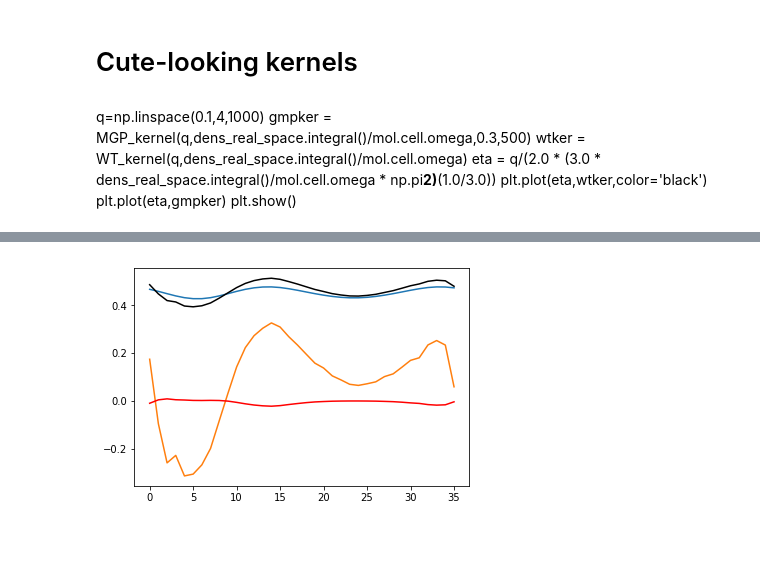
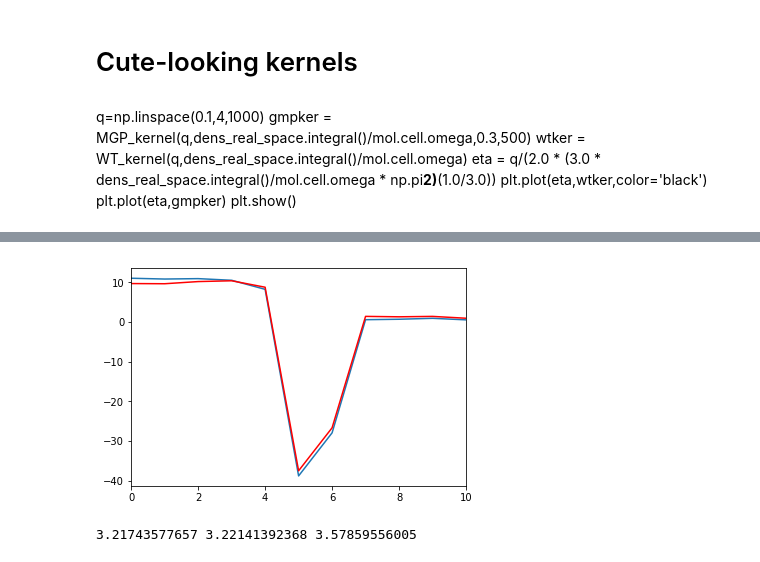
Before and after one commit to alesgenova/pbcpy, a Jupyter notebook: notebooks/Functionals_prototyping.ipynb, the cells around one changed output, grey strips where cells are left out. Saved outputs shown, nothing was run; the diff lists cells and outputs as text; code cells hidden in the pictures.

Commit message:
nonlocal functionals and electron-nuclear PPs are included - still work in progress!

```diff
--- a/notebooks/Functionals_prototyping.ipynb
+++ b/notebooks/Functionals_prototyping.ipynb
@@ -27,8 +27,8 @@ dens_real_space       = Grid_Function(grid_real,griddata_3d=density.values)
 ThomasFermi = Functional(energydensity=ThomasFermiEnergy(dens_real_space),
                          potential=ThomasFermiPotential(dens_real_space))
 # %%
-vonWeizsacker = Functional(energydensity=vonWeizsackerEnergy(dens_real_space),
-                           potential=vonWeizsackerPotential(dens_real_space))
+vonWeizsacker = Functional(energydensity=vonWeizsackerEnergy(dens_real_space,SmoothingFactor=0.035),
+                           potential=vonWeizsackerPotential(dens_real_space,SmoothingFactor=0.035))
 # %%
 GEA2 = Functional(energydensity=ThomasFermiEnergy(dens_real_space).sum(
                       vonWeizsackerEnergy(dens_real_space).dot(g=1.0/9.0)),
@@ -180,5 +189,5 @@ WTpot = dens_real_space.energy_potential(kernel=wtker,a=(5.0/6.0),c=1.0)
 WTpotential = Grid_Function(dens_real_space.grid_space,griddata_3d=(5.0/6.0)*2.0*WTpot.values*dens_real_space.values**(5.0/6.0-1.0))
 # %%
 WT_Functional = Functional(
-    energydensity=WTdens.dot(vonWeizsacker.energydensity.dot(ThomasFermi.energydensity)), \
-    potential=WTpotential.dot(vonWeizsacker.potential.dot(ThomasFermi.potential)),kernel=wtker)
+    energydensity=WTdens.sum(vonWeizsacker.energydensity.sum(ThomasFermi.energydensity)), \
+    potential=WTpotential.sum(vonWeizsacker.potential.sum(ThomasFermi.potential)),kernel=wtker)
@@ -185,10 +204,15 @@ WT_Functional = Functional(
 # %%
-plt.plot(ThomasFermi.potential.values[:,25,36])
-plt.plot(vonWeizsacker.potential.values[:,25,36])
-plt.plot(GEA2.potential.values[:,25,36],c='black')
-plt.plot(WT_Functional.potential.values[:,25,36],c='red')
-
+#plt.plot(ThomasFermi.potential.values[:,0,0])
+plt.plot(vonWeizsacker.potential.values[:,0,0])
+#plt.plot(GEA2.potential.values[:,0,0],c='black')
+plt.plot(WT_Functional.potential.values[:,0,0],c='red')
+#plt.plot(MGP_Functional.potential.values[:,0,0]-WT_Functional.potential.values[:,0,0],c='black')
+plt.xlim(0,10)
 #plt.ylim(-0.2,0.5)
 plt.show()
 # %% [output]
-[figure, old version]
+[figure, new version]
+# %%
+print (WT_Functional.energydensity.integral(),MGP_Functional.energydensity.integral(),TFvW.energydensity.integral())
+# %% [output]
+3.21743577657 3.22141392368 3.57859556005
```
Also changed, not shown: parts of 7 cells of this notebook, 7 other files.
